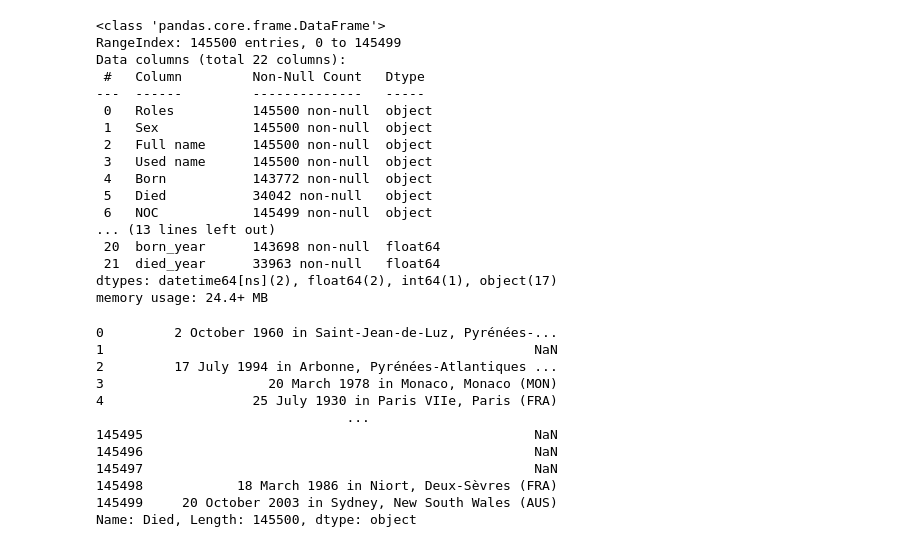
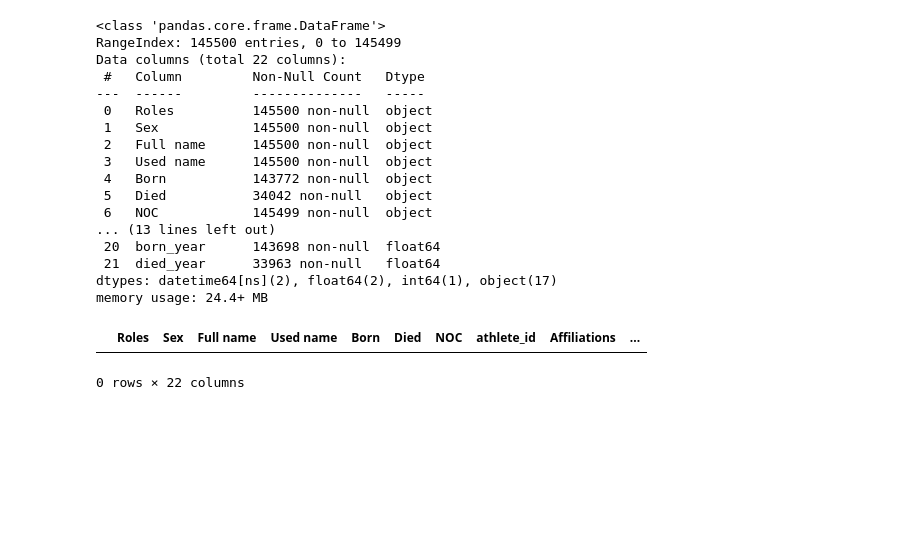
Before and after one commit to Ganesh20000/EDA, a Jupyter notebook: olympic/Olympic.ipynb, the cells around one changed output. Cells and saved outputs as stored; diff of their text form; code cells hidden in the pictures; blank space fills up the shorter version.

```diff
--- a/olympic/Olympic.ipynb
+++ b/olympic/Olympic.ipynb
@@ -280,17 +280,7 @@ memory usage: 24.4+ MB
 # %%
 
 #! now parse the city and born columnn
-df['Died']
+df[df['Died']==2011]
 # %% [output]
+|  | Roles | Sex | Full name | Used name | Born | Died | NOC | athlete_id | Affiliations | ... |
-0         2 October 1960 in Saint-Jean-de-Luz, Pyrénées-...
-1                                                       NaN
-2         17 July 1994 in Arbonne, Pyrénées-Atlantiques ...
-3                     20 March 1978 in Monaco, Monaco (MON)
-4                   25 July 1930 in Paris VIIe, Paris (FRA)
-                                ...
-145495                                                  NaN
-145496                                                  NaN
-145497                                                  NaN
-145498            18 March 1986 in Niort, Deux-Sèvres (FRA)
-145499     20 October 2003 in Sydney, New South Wales (AUS)
-Name: Died, Length: 145500, dtype: object
+0 rows × 22 columns
```
Also changed, not shown: parts of 2 cells of this notebook.
